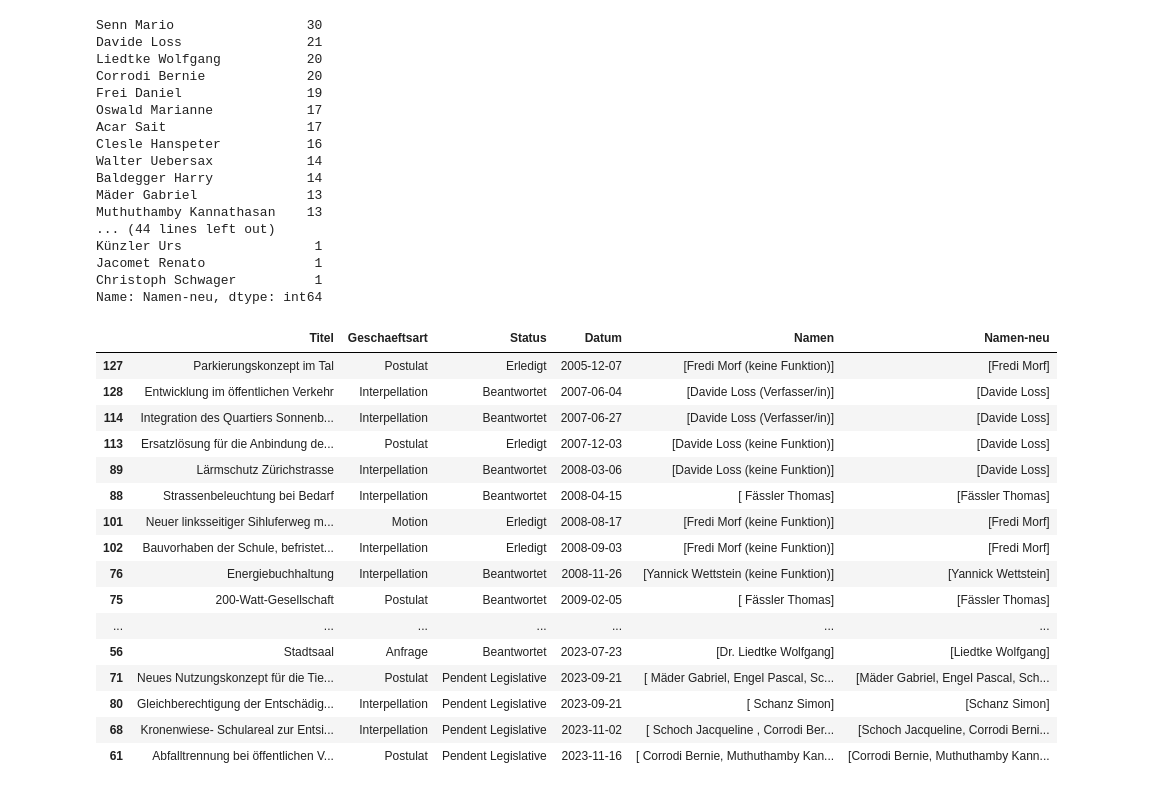
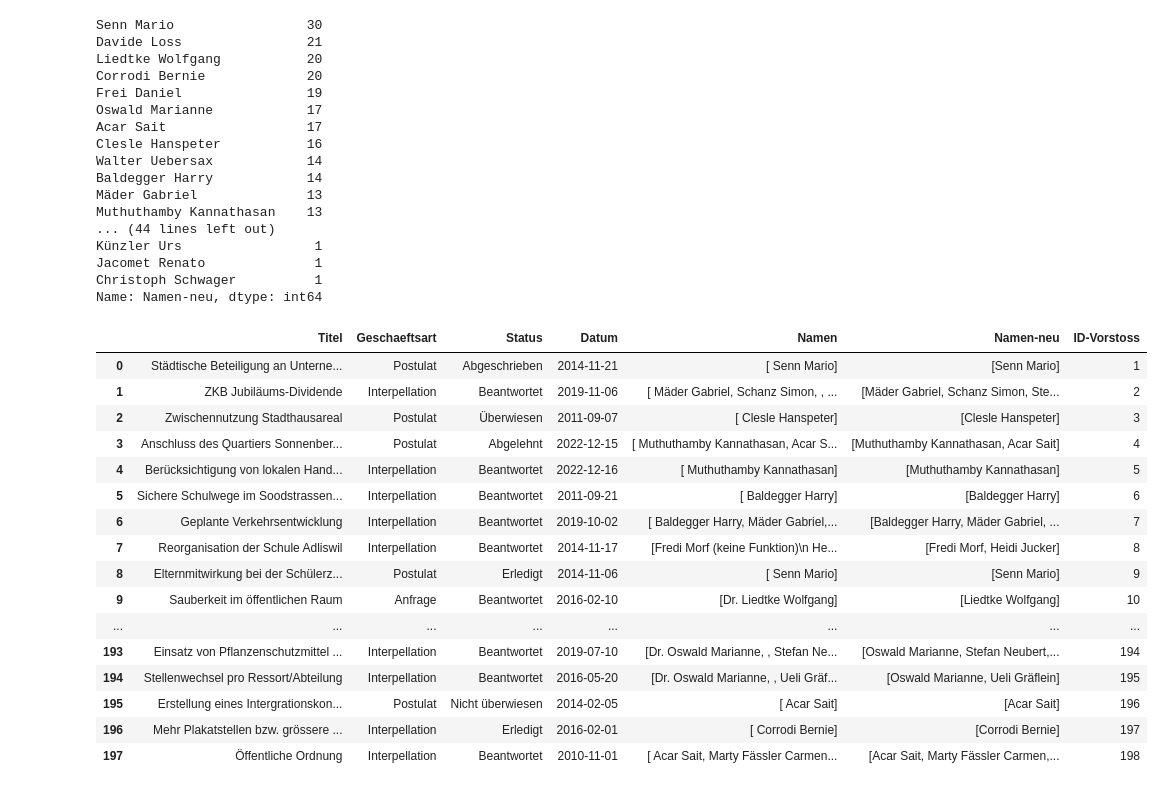
Before and after one commit to daniel-hitz/CAS_Abschlussarbeit_Daniel_Hitz, a Jupyter notebook: 1. Datensammlung und Bereinigung Adliswil.ipynb, the cells around one changed output. Drawn from its saved outputs; the diff is of its cells as text; code cells hidden in the pictures.

Commit message:
Liste Parlamentarier und Liste Vorstösse mit Index aktualisiert

```diff
--- a/1. Datensammlung und Bereinigung Adliswil.ipynb
+++ b/1. Datensammlung und Bereinigung Adliswil.ipynb
@@ -211,23 +211,26 @@ Name: Namen-neu, dtype: int64
 # %%
 setlocale(LC_TIME, 'de_DE.utf-8')
 df['Datum'] = pd.to_datetime(df['Datum'], format='%d. %B %Y')
-df.sort_values(by='Datum')
-# %% [output]
-|  | Titel | Geschaeftsart | Status | Datum | Namen | Namen-neu |
-| 127 | Parkierungskonzept im Tal | Postulat | Erledigt | 2005-12-07 | [Fredi Morf (keine Funktion)] | [Fredi Morf] |
-| 128 | Entwicklung im öffentlichen Verkehr | Interpellation | Beantwortet | 2007-06-04 | [Davide Loss (Verfasser/in)] | [Davide Loss] |
-| 114 | Integration des Quartiers Sonnenb... | Interpellation | Beantwortet | 2007-06-27 | [Davide Loss (Verfasser/in)] | [Davide Loss] |
-| 113 | Ersatzlösung für die Anbindung de... | Postulat | Erledigt | 2007-12-03 | [Davide Loss (keine Funktion)] | [Davide Loss] |
-| 89 | Lärmschutz Zürichstrasse | Interpellation | Beantwortet | 2008-03-06 | [Davide Loss (keine Funktion)] | [Davide Loss] |
-| 88 | Strassenbeleuchtung bei Bedarf | Interpellation | Beantwortet | 2008-04-15 | [ Fässler Thomas] | [Fässler Thomas] |
-| 101 | Neuer linksseitiger Sihluferweg m... | Motion | Erledigt | 2008-08-17 | [Fredi Morf (keine Funktion)] | [Fredi Morf] |
-| 102 | Bauvorhaben der Schule, befristet... | Interpellation | Erledigt | 2008-09-03 | [Fredi Morf (keine Funktion)] | [Fredi Morf] |
-| 76 | Energiebuchhaltung | Interpellation | Beantwortet | 2008-11-26 | [Yannick Wettstein (keine Funktion)] | [Yannick Wettstein] |
-| 75 | 200-Watt-Gesellschaft | Postulat | Beantwortet | 2009-02-05 | [ Fässler Thomas] | [Fässler Thomas] |
-| ... | ... | ... | ... | ... | ... | ... |
-| 56 | Stadtsaal | Anfrage | Beantwortet | 2023-07-23 | [Dr. Liedtke Wolfgang] | [Liedtke Wolfgang] |
-| 71 | Neues Nutzungskonzept für die Tie... | Postulat | Pendent Legislative | 2023-09-21 | [ Mäder Gabriel, Engel Pascal, Sc... | [Mäder Gabriel, Engel Pascal, Sch... |
-| 80 | Gleichberechtigung der Entschädig... | Interpellation | Pendent Legislative | 2023-09-21 | [ Schanz Simon] | [Schanz Simon] |
-| 68 | Kronenwiese- Schulareal zur Entsi... | Interpellation | Pendent Legislative | 2023-11-02 | [ Schoch Jacqueline , Corrodi Ber... | [Schoch Jacqueline, Corrodi Berni... |
-| 61 | Abfalltrennung bei öffentlichen V... | Postulat | Pendent Legislative | 2023-11-16 | [ Corrodi Bernie, Muthuthamby Kan... | [Corrodi Bernie, Muthuthamby Kann... |
+# %%
+df['ID-Vorstoss'] = df.reset_index().index + 1
+# %%
+df
+# %% [output]
+|  | Titel | Geschaeftsart | Status | Datum | Namen | Namen-neu | ID-Vorstoss |
+| 0 | Städtische Beteiligung an Unterne... | Postulat | Abgeschrieben | 2014-11-21 | [ Senn Mario] | [Senn Mario] | 1 |
+| 1 | ZKB Jubiläums-Dividende | Interpellation | Beantwortet | 2019-11-06 | [ Mäder Gabriel, Schanz Simon, , ... | [Mäder Gabriel, Schanz Simon, Ste... | 2 |
+| 2 | Zwischennutzung Stadthausareal | Postulat | Überwiesen | 2011-09-07 | [ Clesle Hanspeter] | [Clesle Hanspeter] | 3 |
+| 3 | Anschluss des Quartiers Sonnenber... | Postulat | Abgelehnt | 2022-12-15 | [ Muthuthamby Kannathasan, Acar S... | [Muthuthamby Kannathasan, Acar Sait] | 4 |
+| 4 | Berücksichtigung von lokalen Hand... | Interpellation | Beantwortet | 2022-12-16 | [ Muthuthamby Kannathasan] | [Muthuthamby Kannathasan] | 5 |
+| 5 | Sichere Schulwege im Soodstrassen... | Interpellation | Beantwortet | 2011-09-21 | [ Baldegger Harry] | [Baldegger Harry] | 6 |
+| 6 | Geplante Verkehrsentwicklung | Interpellation | Beantwortet | 2019-10-02 | [ Baldegger Harry, Mäder Gabriel,... | [Baldegger Harry, Mäder Gabriel, ... | 7 |
+| 7 | Reorganisation der Schule Adliswil | Interpellation | Beantwortet | 2014-11-17 | [Fredi Morf (keine Funktion)\n He... | [Fredi Morf, Heidi Jucker] | 8 |
+| 8 | Elternmitwirkung bei der Schülerz... | Postulat | Erledigt | 2014-11-06 | [ Senn Mario] | [Senn Mario] | 9 |
+| 9 | Sauberkeit im öffentlichen Raum | Anfrage | Beantwortet | 2016-02-10 | [Dr. Liedtke Wolfgang] | [Liedtke Wolfgang] | 10 |
+| ... | ... | ... | ... | ... | ... | ... | ... |
+| 193 | Einsatz von Pflanzenschutzmittel ... | Interpellation | Beantwortet | 2019-07-10 | [Dr. Oswald Marianne, , Stefan Ne... | [Oswald Marianne, Stefan Neubert,... | 194 |
+| 194 | Stellenwechsel pro Ressort/Abteilung | Interpellation | Beantwortet | 2016-05-20 | [Dr. Oswald Marianne, , Ueli Gräf... | [Oswald Marianne, Ueli Gräflein] | 195 |
+| 195 | Erstellung eines Intergrationskon... | Postulat | Nicht überwiesen | 2014-02-05 | [ Acar Sait] | [Acar Sait] | 196 |
+| 196 | Mehr Plakatstellen bzw. grössere ... | Interpellation | Erledigt | 2016-02-01 | [ Corrodi Bernie] | [Corrodi Bernie] | 197 |
+| 197 | Öffentliche Ordnung | Interpellation | Beantwortet | 2010-11-01 | [ Acar Sait, Marty Fässler Carmen... | [Acar Sait, Marty Fässler Carmen,... | 198 |
 # %%
```
Also changed, not shown: parts of 1 cell of this notebook, 7 other files.
